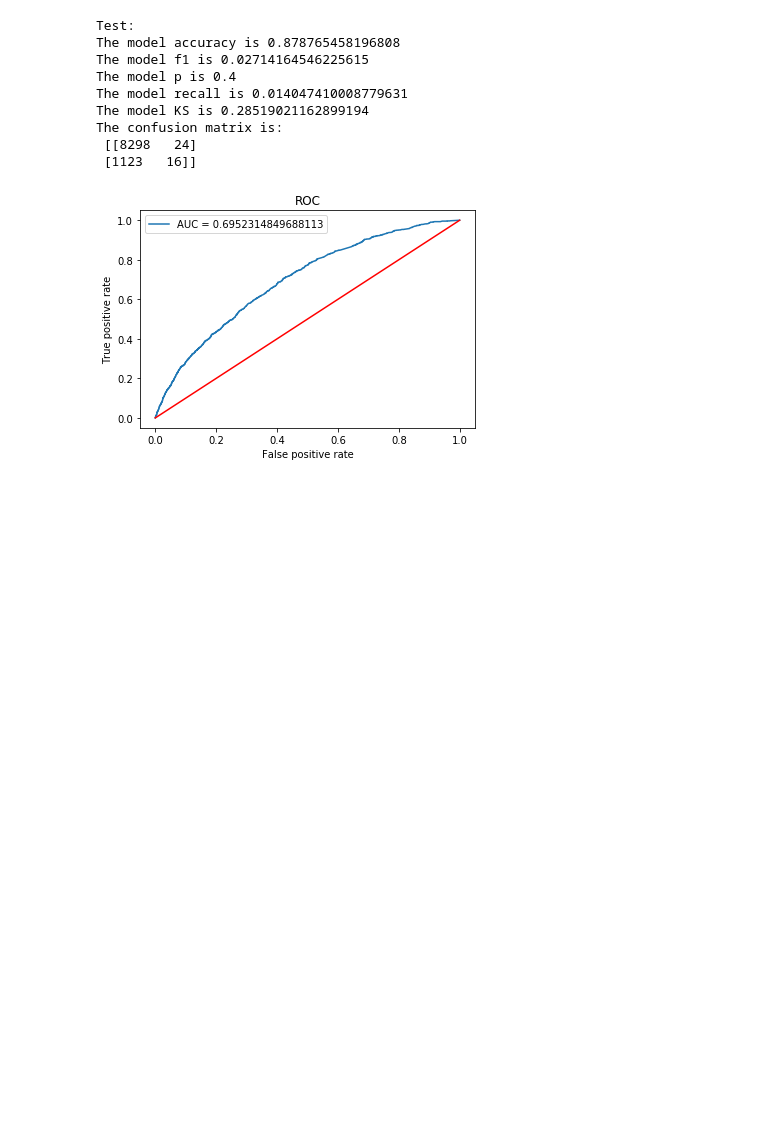
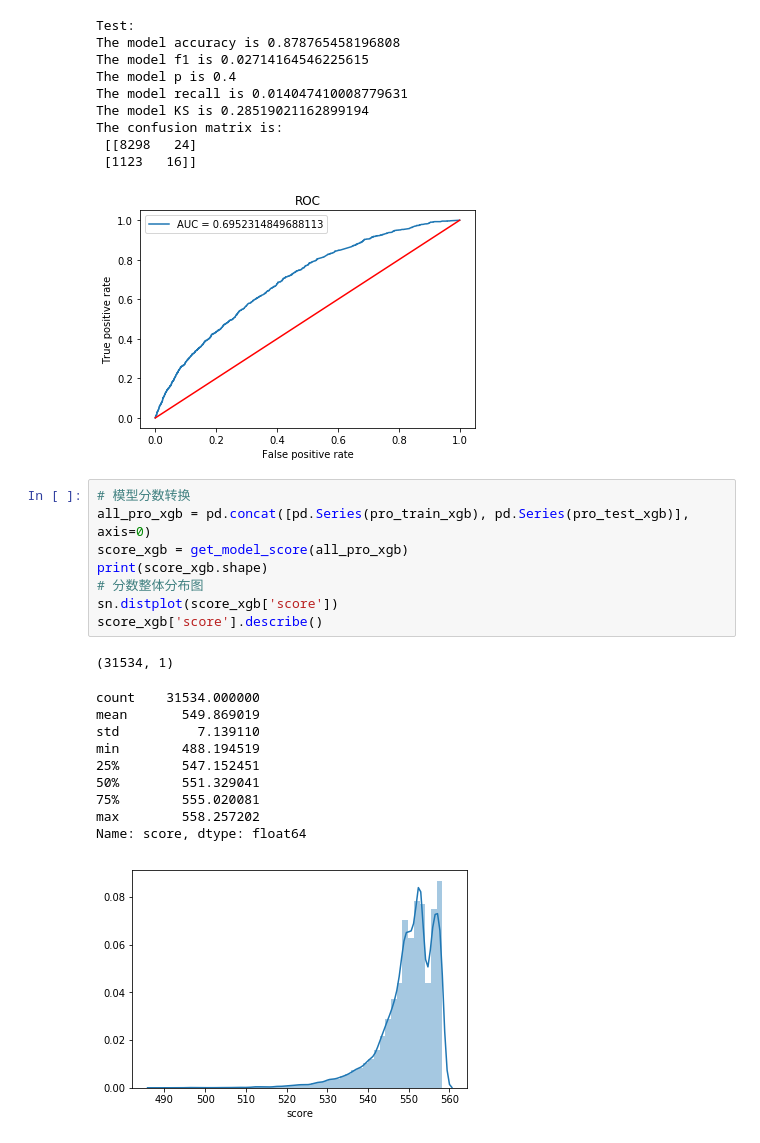
Before and after one commit to iihcy/Credit_ACard, a Jupyter notebook: ACard.ipynb, the cells around one changed output. Drawn from its saved outputs; the diff is of its cells as text; blank space fills up the shorter version.

```diff
--- a/ACard.ipynb
+++ b/ACard.ipynb
@@ -1051,3 +1051,23 @@ The confusion matrix is:
  [[8298   24]
  [1123   16]]
 [figure]
+# %%
+# 模型分数转换
+all_pro_xgb = pd.concat([pd.Series(pro_train_xgb), pd.Series(pro_test_xgb)], axis=0)
+score_xgb = get_model_score(all_pro_xgb)
+print(score_xgb.shape)
+# 分数整体分布图
+sn.distplot(score_xgb['score'])
+score_xgb['score'].describe()
+# %% [output]
+(31534, 1)
+count    31534.000000
+mean       549.869019
+std          7.139110
+min        488.194519
+25%        547.152451
+50%        551.329041
+75%        555.020081
+max        558.257202
+Name: score, dtype: float64
+[figure, added]
```
Also changed, not shown: parts of 1 cell of this notebook.
